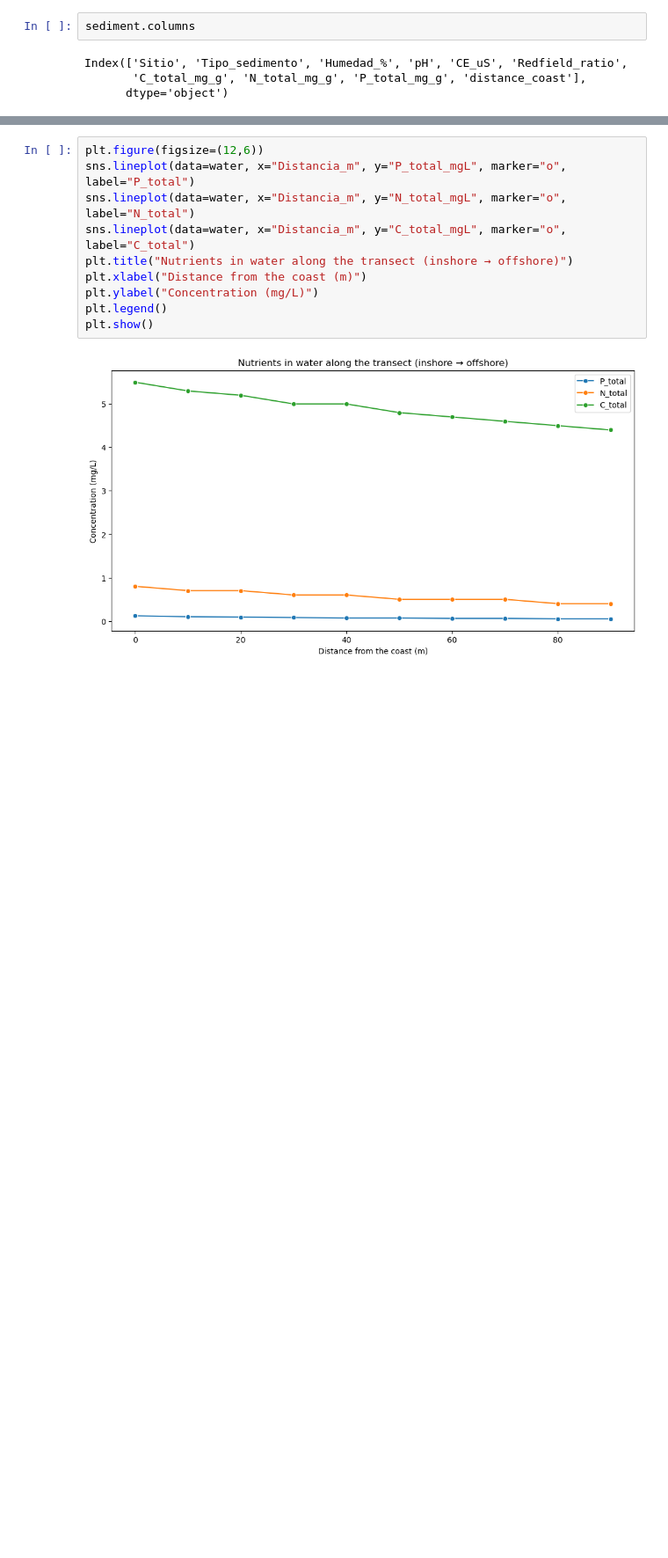
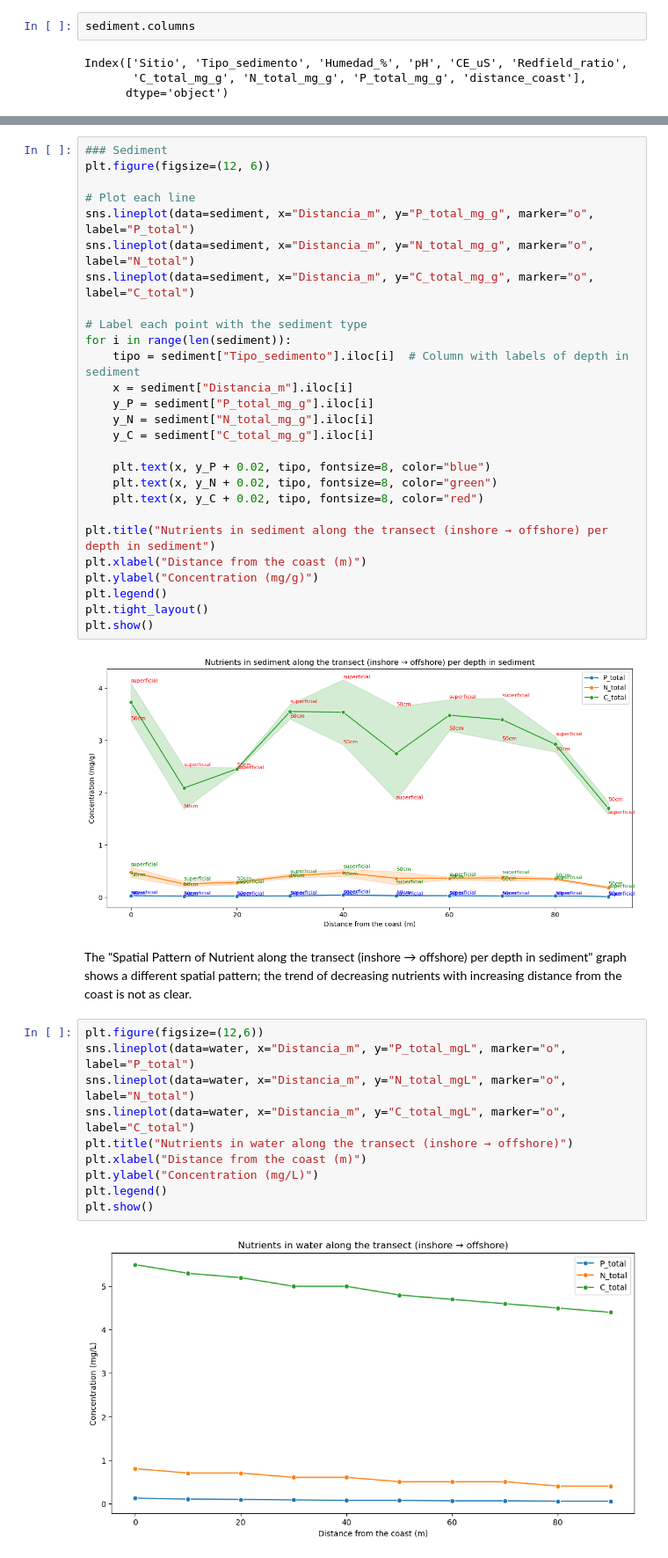
Before and after one commit to jpoh2/modelab-jp, a Jupyter notebook: Final_project_jp/Final_Project_JP.ipynb, the cells around one changed output, grey strips where cells are left out. Shown at 88% size. Cells and saved outputs as stored; diff of their text form; blank space fills up the shorter version.

```diff
--- a/Final_project_jp/Final_Project_JP.ipynb
+++ b/Final_project_jp/Final_Project_JP.ipynb
@@ -454,3 +463,34 @@ plt.show()
+# %%
+### Sediment
+plt.figure(figsize=(12, 6))
+
+# Plot each line
+sns.lineplot(data=sediment, x="Distancia_m", y="P_total_mg_g", marker="o", label="P_total")
+sns.lineplot(data=sediment, x="Distancia_m", y="N_total_mg_g", marker="o", label="N_total")
+sns.lineplot(data=sediment, x="Distancia_m", y="C_total_mg_g", marker="o", label="C_total")
+
+# Label each point with the sediment type
+for i in range(len(sediment)):
+    tipo = sediment["Tipo_sedimento"].iloc[i]  # Column with labels of depth in sediment
+    x = sediment["Distancia_m"].iloc[i]
+    y_P = sediment["P_total_mg_g"].iloc[i]
+    y_N = sediment["N_total_mg_g"].iloc[i]
+    y_C = sediment["C_total_mg_g"].iloc[i]
+
+    plt.text(x, y_P + 0.02, tipo, fontsize=8, color="blue")
+    plt.text(x, y_N + 0.02, tipo, fontsize=8, color="green")
+    plt.text(x, y_C + 0.02, tipo, fontsize=8, color="red")
+
+plt.title("Nutrients in sediment along the transect (inshore → offshore) per depth in sediment")
+plt.xlabel("Distance from the coast (m)")
+plt.ylabel("Concentration (mg/g)")
+plt.legend()
+plt.tight_layout()
+plt.show()
+# %% [output]
+[figure, added]
+# %% [markdown]
+The "Spatial Pattern of Nutrient along the transect (inshore → offshore) per depth in sediment" graph shows a different spatial pattern; the trend of decreasing nutrients with increasing distance from the coast is not as clear.
 # %%
 plt.figure(figsize=(12,6))
 sns.lineplot(data=water, x="Distancia_m", y="P_total_mgL", marker="o", label="P_total")
```
Also changed, not shown: parts of 16 cells of this notebook, 1 other file.
